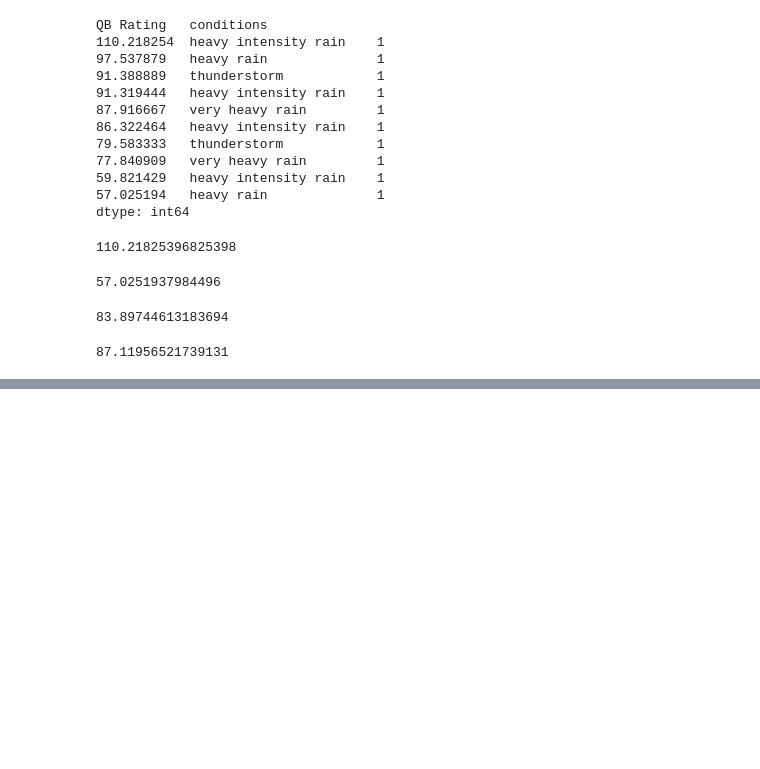
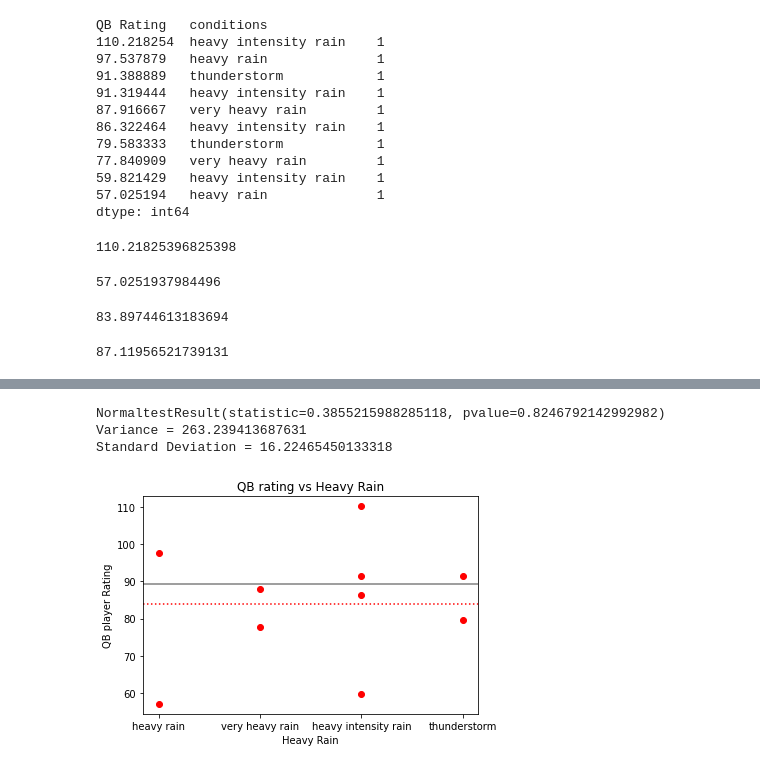
Before and after one commit to nblaul/Project-1, a Jupyter notebook: Project1-Jennifergraphs.ipynb, the cells around one changed output, grey strips where cells are left out. Drawn from its saved outputs; the diff is of its cells as text; code cells hidden in the pictures; blank space fills up the shorter version.

```diff
--- a/Project1-Jennifergraphs.ipynb
+++ b/Project1-Jennifergraphs.ipynb
@@ -371,0 +300,15 @@ plt.show()
+# %%
+plt.title("QB rating vs Heavy Rain")
+plt.xlabel("Heavy Rain")
+plt.ylabel("QB player Rating")
+plt.scatter(QB_heavyrain["conditions"], QB_heavyrain["QB Rating"], color='r')
+plt.axhline(y=QB_overall_mean, color="gray", linestyle = '-')
+plt.axhline(y=QB_heavyrain_mean, color="r", linestyle = 'dotted')
+print(sts.normaltest(QB_heavyrain["QB Rating"]))
+print(f'Variance = {QB_heavyrain["QB Rating"].var()}')
+print(f'Standard Deviation = {QB_heavyrain["QB Rating"].std()}')
+# %% [output]
+NormaltestResult(statistic=0.3855215988285118, pvalue=0.8246792142992982)
+Variance = 263.239413687631
+Standard Deviation = 16.22465450133318
+[figure, added]
```
Also changed, not shown: parts of 115 cells of this notebook.
